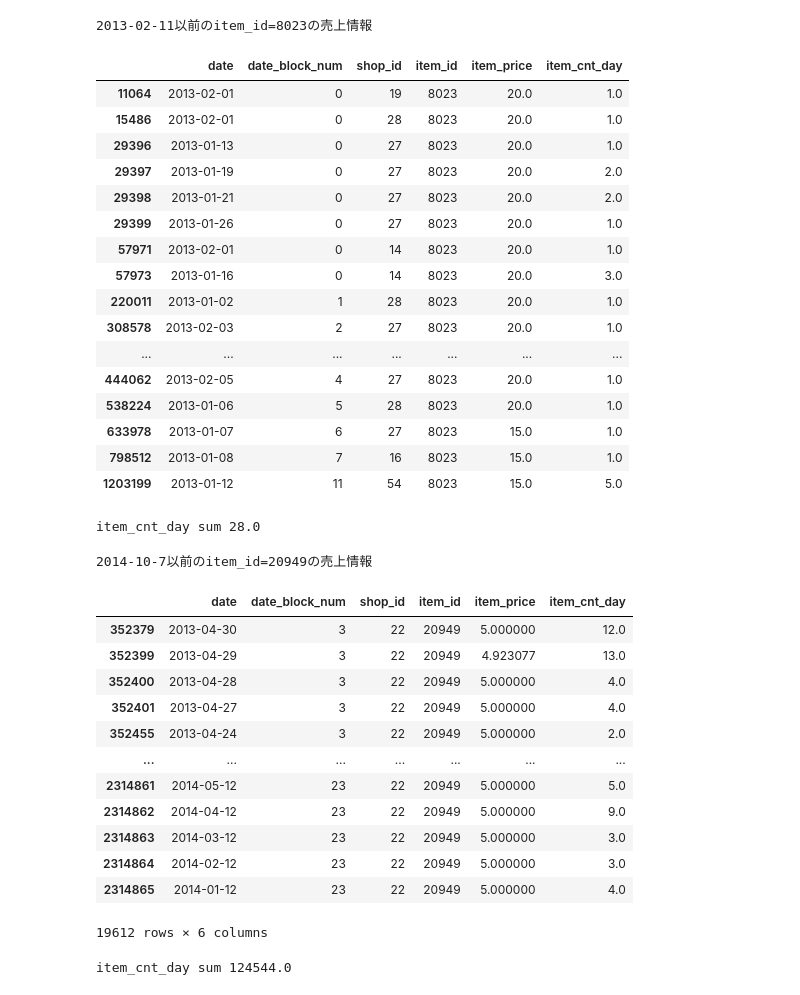
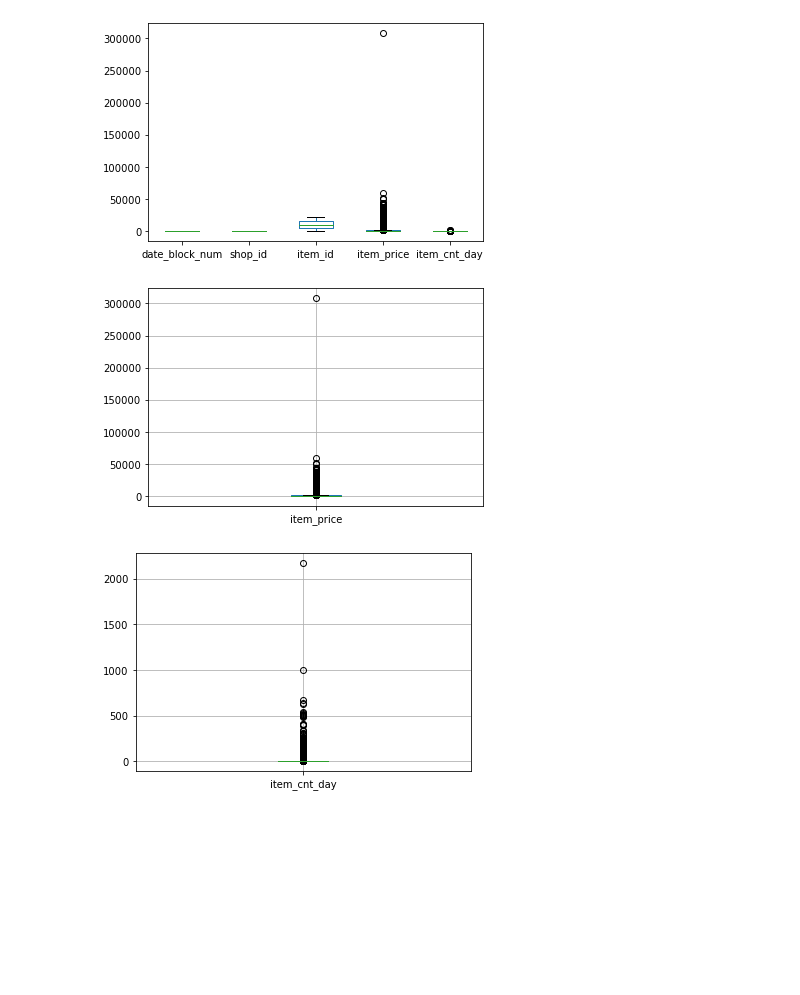
Before and after one commit to YusukeAmg/kaggle_Predict-Future-Sales, a Jupyter notebook: notebook/input-analysis_2020-10-04-16-25.ipynb, the cells around one changed output. Cells and saved outputs as stored; diff of their text form; code cells hidden in the pictures; blank space fills up the shorter version.

Commit message:
preprocessing_train_data
change dtype: date
drop negative value: item_price, item_cnt_day
drop outliner: item_price
merge: item, item_cats, price
next: groupby price

```diff
--- a/notebook/input-analysis_2020-10-04-16-25.ipynb
+++ b/notebook/input-analysis_2020-10-04-16-25.ipynb
@@ -184,3 +11,0 @@ memory usage: 134.4 MB
-# %%
-sales_train_df['date'] = pd.to_datetime(sales_train_df['date'])
-sales_train_df.head()
@@ -237,49 +19,20 @@ tmp[tmp['item_cnt_day'] < -5]
-# %%
-from datetime import datetime
-tmp_2 = sales_train_df[(sales_train_df['date'] < datetime(2013, 2, 11, 0, 0))\
-               & (sales_train_df['item_id'] == 8023)]
-print('2013-02-11以前のitem_id=8023の売上情報')
-display(tmp_2)
-print('item_cnt_day sum', tmp_2.item_cnt_day.sum())
-# %% [output]
-2013-02-11以前のitem_id=8023の売上情報
-|  | date | date_block_num | shop_id | item_id | item_price | item_cnt_day |
-| 11064 | 2013-02-01 | 0 | 19 | 8023 | 20.0 | 1.0 |
-| 15486 | 2013-02-01 | 0 | 28 | 8023 | 20.0 | 1.0 |
-| 29396 | 2013-01-13 | 0 | 27 | 8023 | 20.0 | 1.0 |
-| 29397 | 2013-01-19 | 0 | 27 | 8023 | 20.0 | 2.0 |
-| 29398 | 2013-01-21 | 0 | 27 | 8023 | 20.0 | 2.0 |
-| 29399 | 2013-01-26 | 0 | 27 | 8023 | 20.0 | 1.0 |
-| 57971 | 2013-02-01 | 0 | 14 | 8023 | 20.0 | 1.0 |
-| 57973 | 2013-01-16 | 0 | 14 | 8023 | 20.0 | 3.0 |
-| 220011 | 2013-01-02 | 1 | 28 | 8023 | 20.0 | 1.0 |
-| 308578 | 2013-02-03 | 2 | 27 | 8023 | 20.0 | 1.0 |
-| ... | ... | ... | ... | ... | ... | ... |
-| 444062 | 2013-02-05 | 4 | 27 | 8023 | 20.0 | 1.0 |
-| 538224 | 2013-01-06 | 5 | 28 | 8023 | 20.0 | 1.0 |
-| 633978 | 2013-01-07 | 6 | 27 | 8023 | 15.0 | 1.0 |
-| 798512 | 2013-01-08 | 7 | 16 | 8023 | 15.0 | 1.0 |
-| 1203199 | 2013-01-12 | 11 | 54 | 8023 | 15.0 | 5.0 |
-item_cnt_day sum 28.0
-# %%
-tmp_3 = sales_train_df[(sales_train_df['date'] < datetime(2014, 10, 7, 0, 0))\
-                      & (sales_train_df['item_id'] == 20949)]
-print('2014-10-7以前のitem_id=20949の売上情報')
-display(tmp_3)
-print('item_cnt_day sum', tmp_3.item_cnt_day.sum())
-# %% [output]
-2014-10-7以前のitem_id=20949の売上情報
-|  | date | date_block_num | shop_id | item_id | item_price | item_cnt_day |
-| 352379 | 2013-04-30 | 3 | 22 | 20949 | 5.000000 | 12.0 |
-| 352399 | 2013-04-29 | 3 | 22 | 20949 | 4.923077 | 13.0 |
-| 352400 | 2013-04-28 | 3 | 22 | 20949 | 5.000000 | 4.0 |
-| 352401 | 2013-04-27 | 3 | 22 | 20949 | 5.000000 | 4.0 |
-| 352455 | 2013-04-24 | 3 | 22 | 20949 | 5.000000 | 2.0 |
-| ... | ... | ... | ... | ... | ... | ... |
-| 2314861 | 2014-05-12 | 23 | 22 | 20949 | 5.000000 | 5.0 |
-| 2314862 | 2014-04-12 | 23 | 22 | 20949 | 5.000000 | 9.0 |
-| 2314863 | 2014-03-12 | 23 | 22 | 20949 | 5.000000 | 3.0 |
-| 2314864 | 2014-02-12 | 23 | 22 | 20949 | 5.000000 | 3.0 |
-| 2314865 | 2014-01-12 | 23 | 22 | 20949 | 5.000000 | 4.0 |
-19612 rows × 6 columns
-item_cnt_day sum 124544.0
+# %%
+train = sales_train_df.copy()
+# 日付型に変換
+train['date'] = pd.to_datetime(train['date'])
+# 負の値を除去
+train = train[train['item_price'] > 0].copy()
+train = train[train['item_cnt_day'] > 0].copy()
+# %%
+# 外れ値の確認
+import matplotlib.pyplot as plt
+train.plot.box()
+plt.show()
+train[['item_price']].boxplot()
+plt.show()
+train[['item_cnt_day']].boxplot()
+plt.show()
+# %% [output]
+[figure, added]
+[figure, added]
+[figure, added]
```
Also changed, not shown: parts of 19 cells of this notebook.
